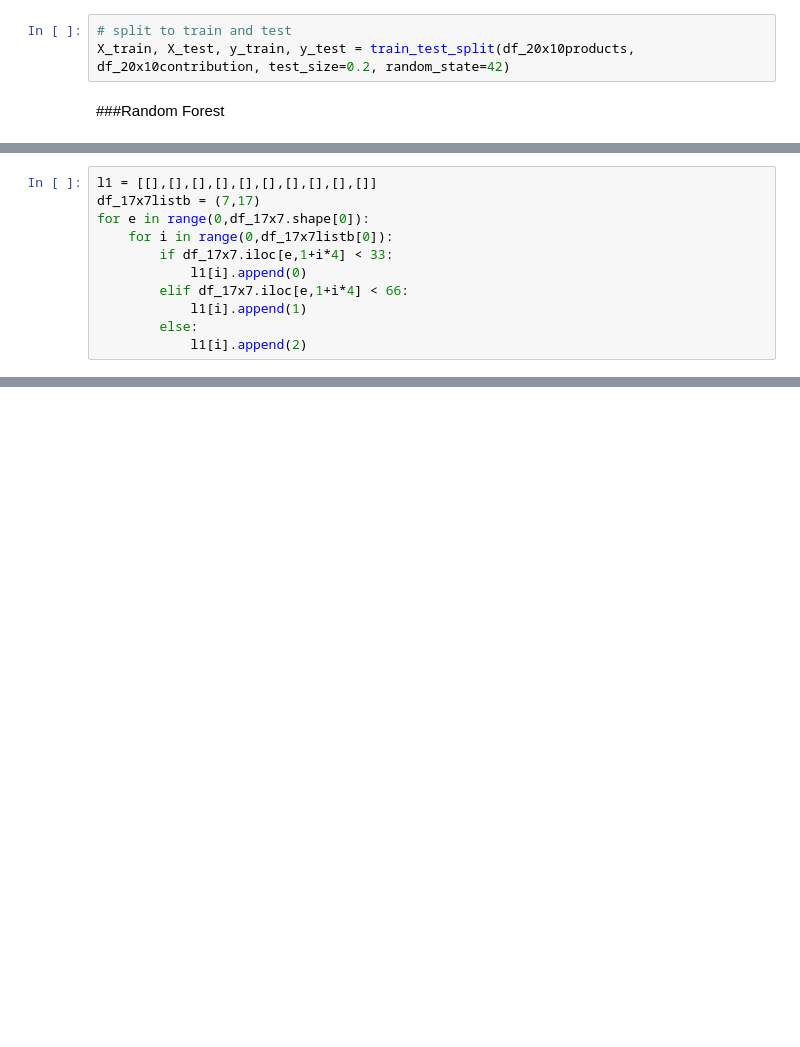
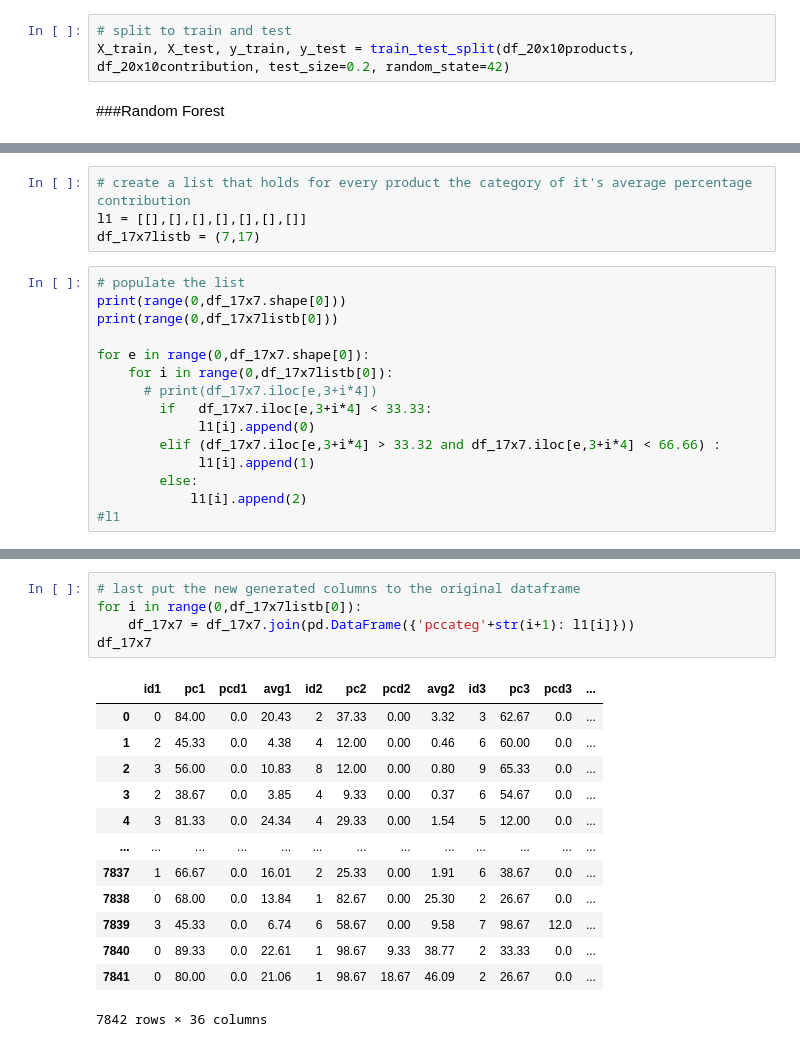
Before and after one commit to spros1/Methods-and-Algorithms_Work_Semester_21-22, a Jupyter notebook: AssortmentPlanning.ipynb, the cells around one changed output, grey strips where cells are left out. Saved outputs shown, nothing was run; the diff lists cells and outputs as text; blank space fills up the shorter version.

```diff
--- a/AssortmentPlanning.ipynb
+++ b/AssortmentPlanning.ipynb
@@ -442,11 +477,19 @@ We first must create a new columns for every product to categorize the average p
+# %%
+# create a list that holds for every product the category of it's average percentage contribution
+l1 = [[],[],[],[],[],[],[]]
+df_17x7listb = (7,17)
 # %%
-l1 = [[],[],[],[],[],[],[],[],[],[]]
-df_17x7listb = (7,17)
+# populate the list
+print(range(0,df_17x7.shape[0]))
+print(range(0,df_17x7listb[0]))
+
 for e in range(0,df_17x7.shape[0]):
     for i in range(0,df_17x7listb[0]):
-        if df_17x7.iloc[e,1+i*4] < 33:
-            l1[i].append(0)
-        elif df_17x7.iloc[e,1+i*4] < 66:
-            l1[i].append(1)
+      # print(df_17x7.iloc[e,3+i*4])
+        if   df_17x7.iloc[e,3+i*4] < 33.33:
+             l1[i].append(0)
+        elif (df_17x7.iloc[e,3+i*4] > 33.32 and df_17x7.iloc[e,3+i*4] < 66.66) :
+             l1[i].append(1)
         else:
             l1[i].append(2)
+#l1
@@ -454,0 +521,19 @@ l1
+# %%
+# last put the new generated columns to the original dataframe
+for i in range(0,df_17x7listb[0]):
+    df_17x7 = df_17x7.join(pd.DataFrame({'pccateg'+str(i+1): l1[i]}))
+df_17x7
+# %% [output]
+|  | id1 | pc1 | pcd1 | avg1 | id2 | pc2 | pcd2 | avg2 | id3 | pc3 | pcd3 | ... |
+| 0 | 0 | 84.00 | 0.0 | 20.43 | 2 | 37.33 | 0.00 | 3.32 | 3 | 62.67 | 0.0 | ... |
+| 1 | 2 | 45.33 | 0.0 | 4.38 | 4 | 12.00 | 0.00 | 0.46 | 6 | 60.00 | 0.0 | ... |
+| 2 | 3 | 56.00 | 0.0 | 10.83 | 8 | 12.00 | 0.00 | 0.80 | 9 | 65.33 | 0.0 | ... |
+| 3 | 2 | 38.67 | 0.0 | 3.85 | 4 | 9.33 | 0.00 | 0.37 | 6 | 54.67 | 0.0 | ... |
+| 4 | 3 | 81.33 | 0.0 | 24.34 | 4 | 29.33 | 0.00 | 1.54 | 5 | 12.00 | 0.0 | ... |
+| ... | ... | ... | ... | ... | ... | ... | ... | ... | ... | ... | ... | ... |
+| 7837 | 1 | 66.67 | 0.0 | 16.01 | 2 | 25.33 | 0.00 | 1.91 | 6 | 38.67 | 0.0 | ... |
+| 7838 | 0 | 68.00 | 0.0 | 13.84 | 1 | 82.67 | 0.00 | 25.30 | 2 | 26.67 | 0.0 | ... |
+| 7839 | 3 | 45.33 | 0.0 | 6.74 | 6 | 58.67 | 0.00 | 9.58 | 7 | 98.67 | 12.0 | ... |
+| 7840 | 0 | 89.33 | 0.0 | 22.61 | 1 | 98.67 | 9.33 | 38.77 | 2 | 33.33 | 0.0 | ... |
+| 7841 | 0 | 80.00 | 0.0 | 21.06 | 1 | 98.67 | 18.67 | 46.09 | 2 | 26.67 | 0.0 | ... |
+7842 rows × 36 columns
```
Also changed, not shown: parts of 18 cells of this notebook.
